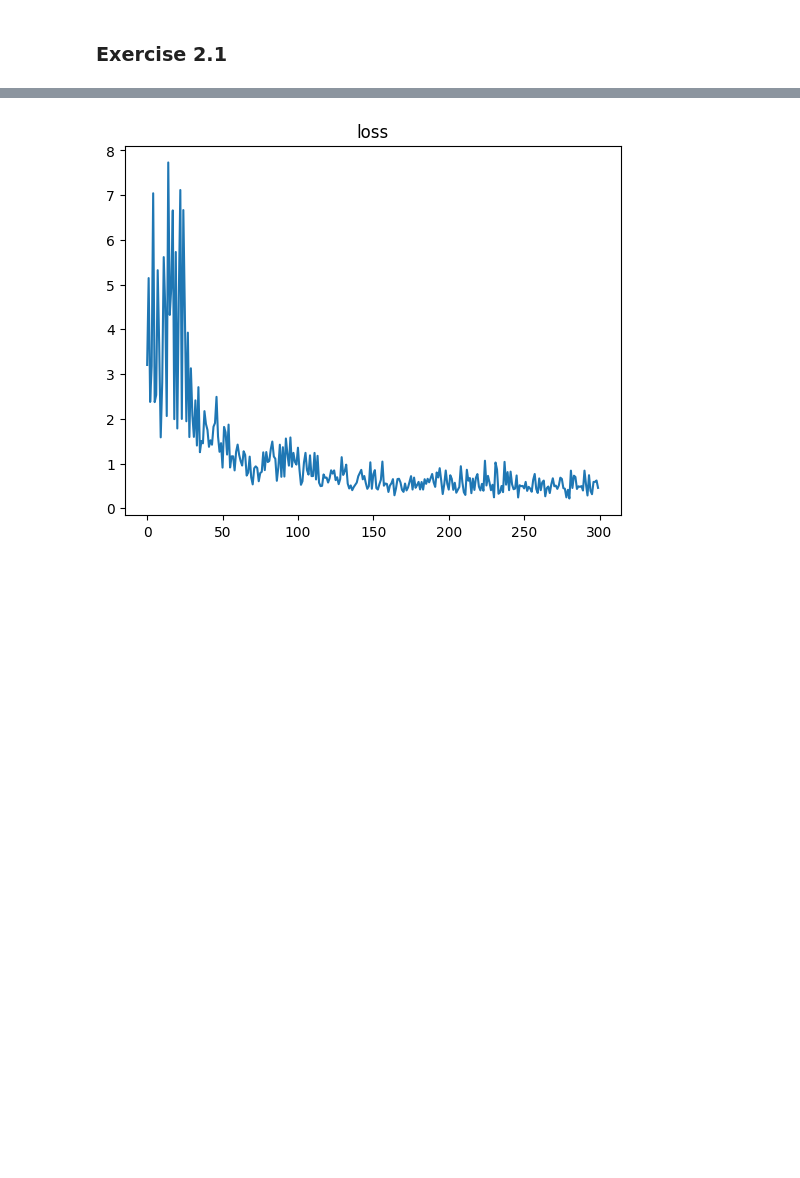
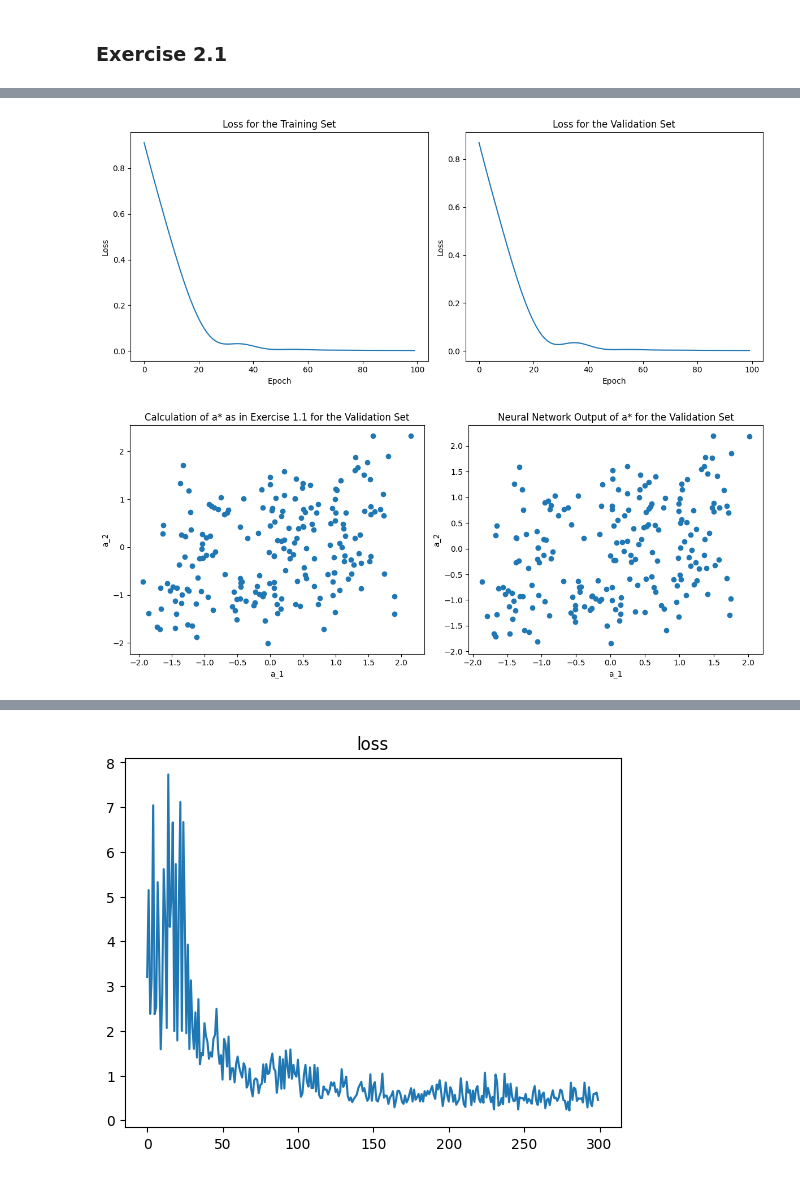
Before and after one commit to axelk99/SCDAA, a Jupyter notebook: Untitled.ipynb, the cells around one changed output, grey strips where cells are left out. Cells and saved outputs as stored; diff of their text form; code cells hidden in the pictures; blank space fills up the shorter version.

```diff
--- a/Untitled.ipynb
+++ b/Untitled.ipynb
@@ -355 +212,6 @@ plt.show()
+# %%
+plot_class.plot3(losses, losses_val, output_val, a_val)
+# %% [output]
+[figure, added]
+[figure, added]
 # %%
```
Also changed, not shown: parts of 25 cells of this notebook, 3 other files.
